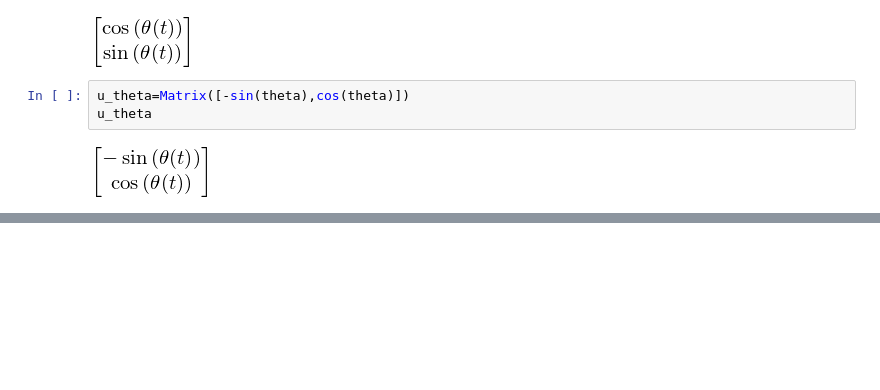
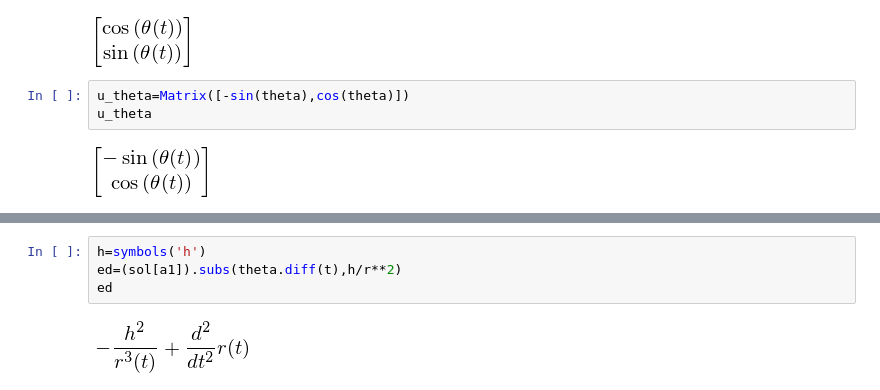
Before and after one commit to fdmazzone/Ecuaciones_Diferenciales, a Jupyter notebook: scripts/MecánicaCeleste.ipynb, the cells around one changed output, grey strips where cells are left out. Cells and saved outputs as stored; diff of their text form; blank space fills up the shorter version.

```diff
--- a/scripts/MecánicaCeleste.ipynb
+++ b/scripts/MecánicaCeleste.ipynb
@@ -31,0 +69,6 @@ u_theta
+# %%
+h=symbols('h')
+ed=(sol[a1]).subs(theta.diff(t),h/r**2)
+ed
+# %% [output]
+[figure, added]
```
Also changed, not shown: parts of 12 cells of this notebook.
